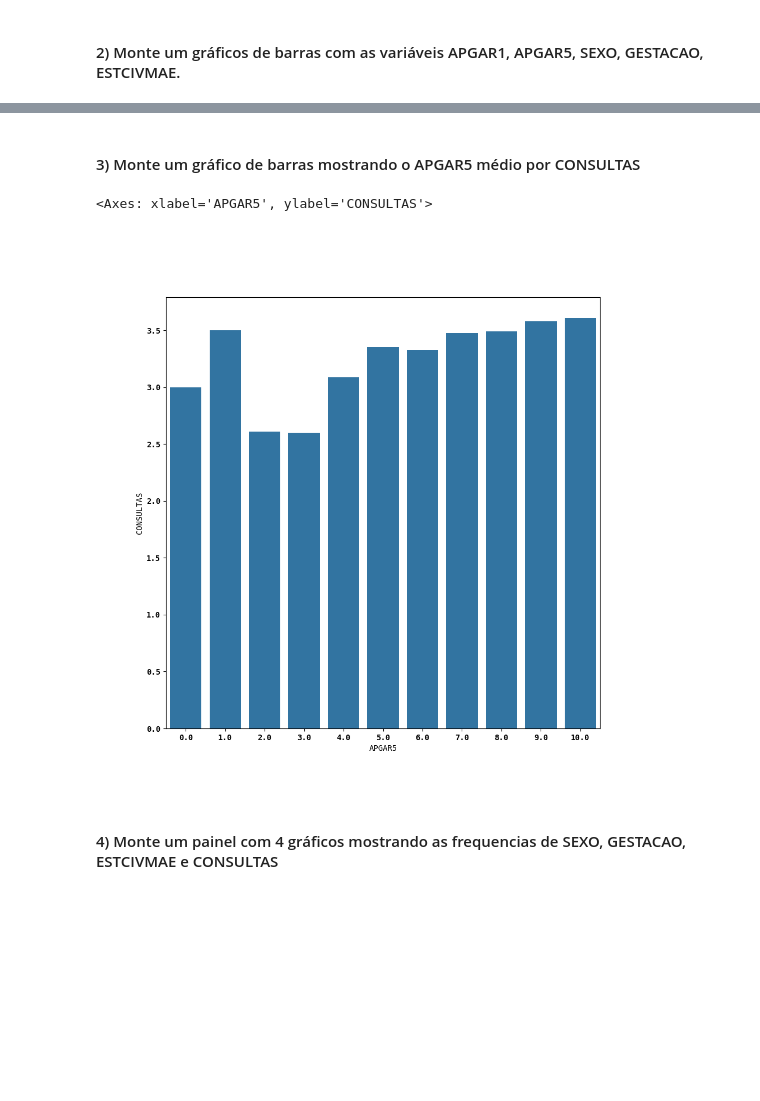
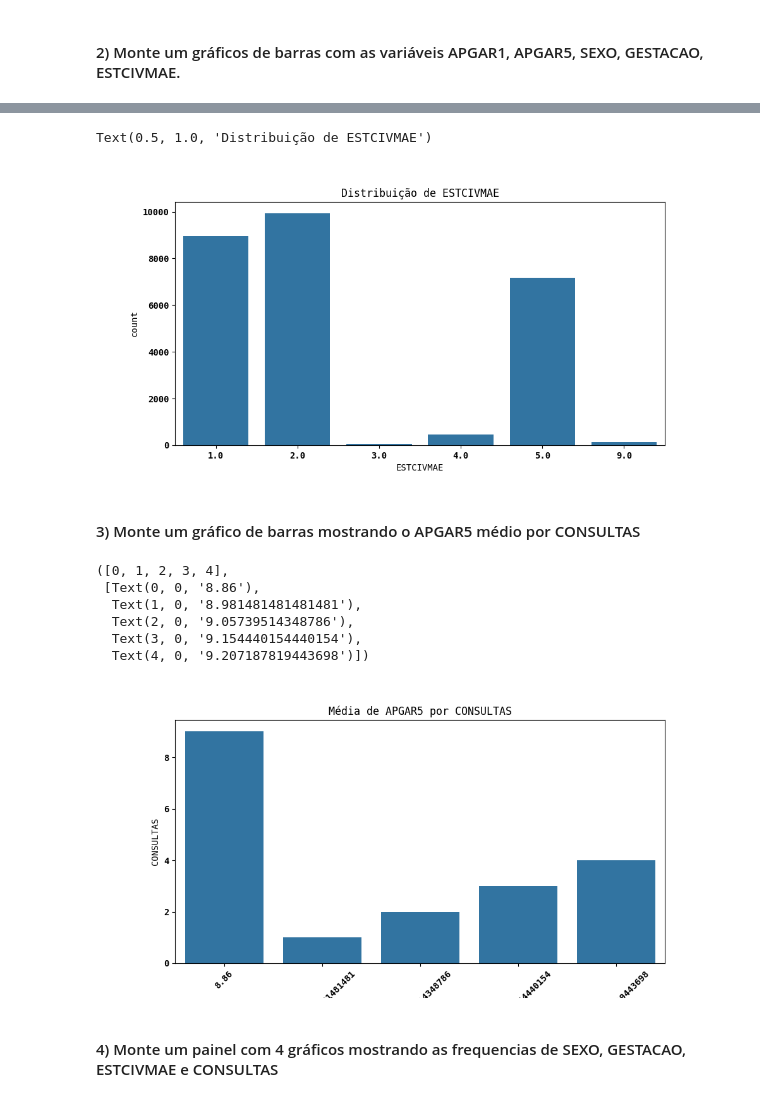
Before and after one commit to r7melo/EBAC-exercicios, a Jupyter notebook: seaborn/construindo_graficos_com_seaborn.ipynb, the cells around one changed output, grey strips where cells are left out. Cells and saved outputs as stored; diff of their text form; code cells hidden in the pictures; blank space fills up the shorter version.

```diff
--- a/seaborn/construindo_graficos_com_seaborn.ipynb
+++ b/seaborn/construindo_graficos_com_seaborn.ipynb
@@ -49,14 +68,30 @@ df.plot.bar()
+# %%
+plt.close('all')
+plt.rc('figure', figsize=(10, 5))
+
+sns.countplot(data=sinasc, x='ESTCIVMAE')
+plt.title('Distribuição de ESTCIVMAE')
+# %% [output]
+Text(0.5, 1.0, 'Distribuição de ESTCIVMAE')
+[figure, added]
 # %% [markdown]
 #### 3) Monte um gráfico de barras mostrando o APGAR5 médio por CONSULTAS
 # %%
 plt.close('all')
-plt.rc('figure', figsize=(10, 10))
-ac = sinasc[['APGAR5','CONSULTAS']]
+plt.rc('figure', figsize=(10, 5))
 
-sns.barplot(x='APGAR5', y='CONSULTAS', data=ac, errorbar=None)
+mediac = sinasc.groupby('CONSULTAS')['APGAR5'].mean().reset_index()
+
+sns.barplot(data=mediac, x='APGAR5', y='CONSULTAS', errorbar=None)
+plt.title('Média de APGAR5 por CONSULTAS')
 # %% [output]
-<Axes: xlabel='APGAR5', ylabel='CONSULTAS'>
+([0, 1, 2, 3, 4],
+ [Text(0, 0, '8.86'),
+  Text(1, 0, '8.981481481481481'),
+  Text(2, 0, '9.05739514348786'),
+  Text(3, 0, '9.154440154440154'),
+  Text(4, 0, '9.207187819443698')])
-[figure, old version]
+[figure, new version]
 # %% [markdown]
 ####  4) Monte um painel com 4 gráficos mostrando as frequencias de SEXO, GESTACAO, ESTCIVMAE e CONSULTAS
 # %%
```
Also changed, not shown: parts of 5 cells of this notebook.
